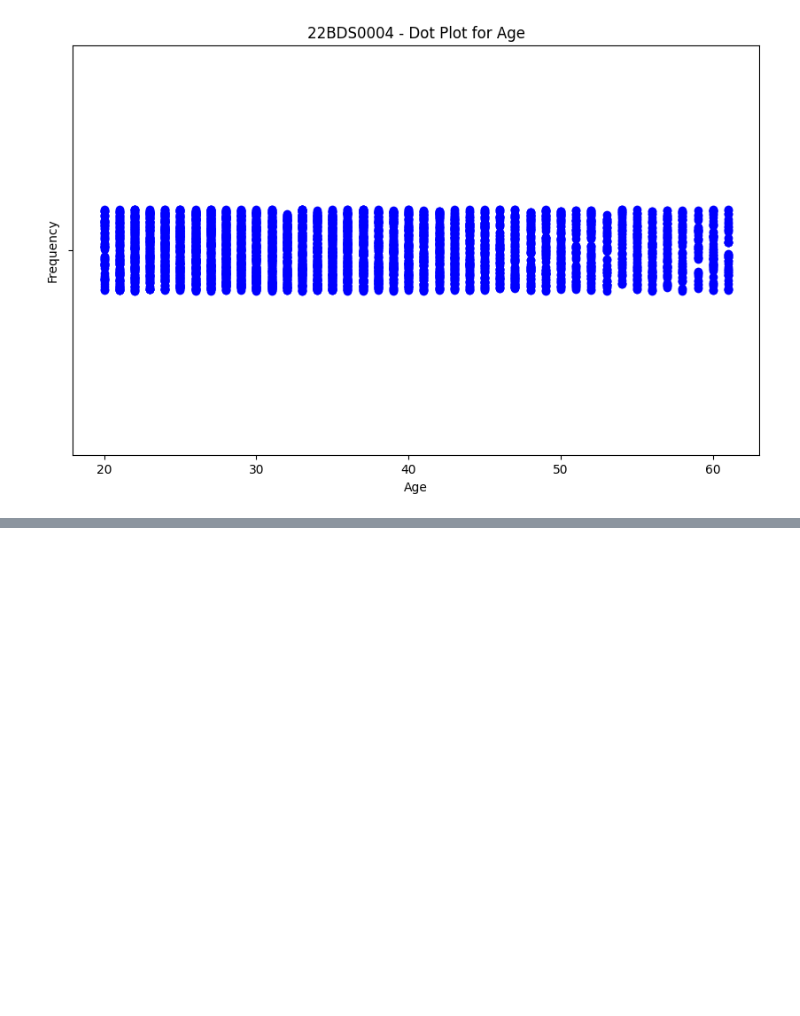
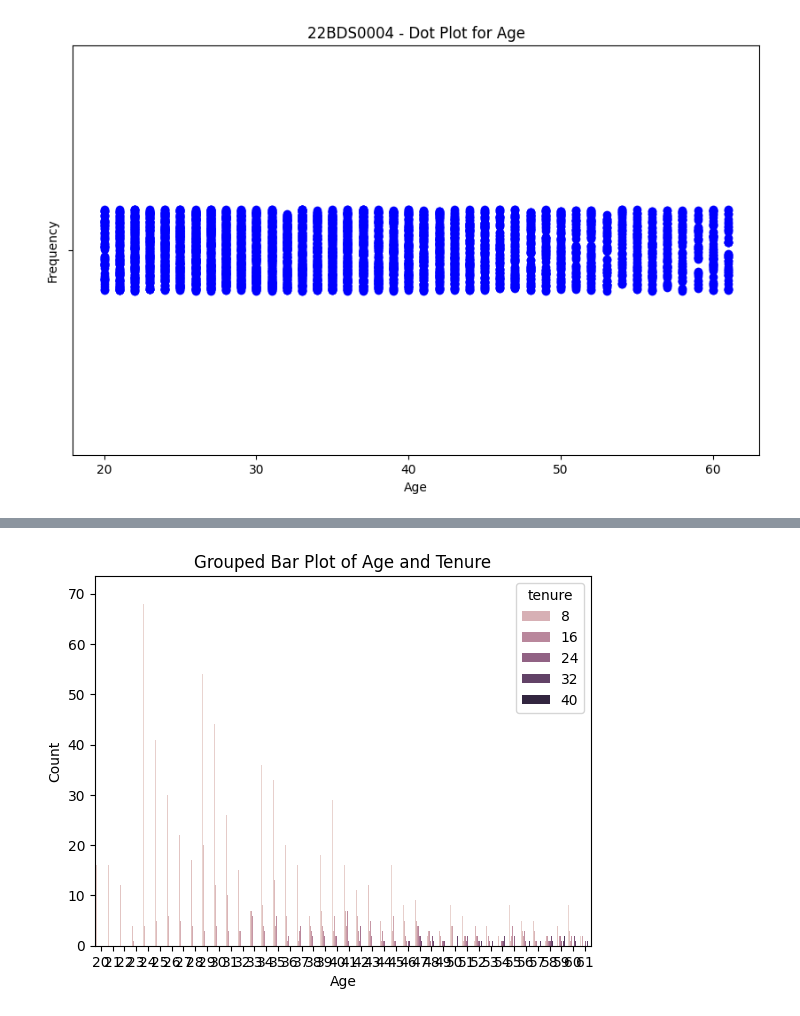
Before and after one commit to pragyaarya333/EDA_DA, a Jupyter notebook: DA_EDA.ipynb, the cells around one changed output, grey strips where cells are left out. Cells and saved outputs as stored; diff of their text form; code cells hidden in the pictures; blank space fills up the shorter version.

```diff
--- a/DA_EDA.ipynb
+++ b/DA_EDA.ipynb
@@ -602,0 +665,9 @@ plt.show()
+# %%
+#Grouped Bar Plot (Side-by-side)
+sns.countplot(x='age', hue='tenure', data=data, dodge=True)
+plt.title('Grouped Bar Plot of Age and Tenure')
+plt.xlabel('Age')
+plt.ylabel('Count')
+plt.show()
+# %% [output]
+[figure, added]
```
Also changed, not shown: parts of 15 cells of this notebook.
